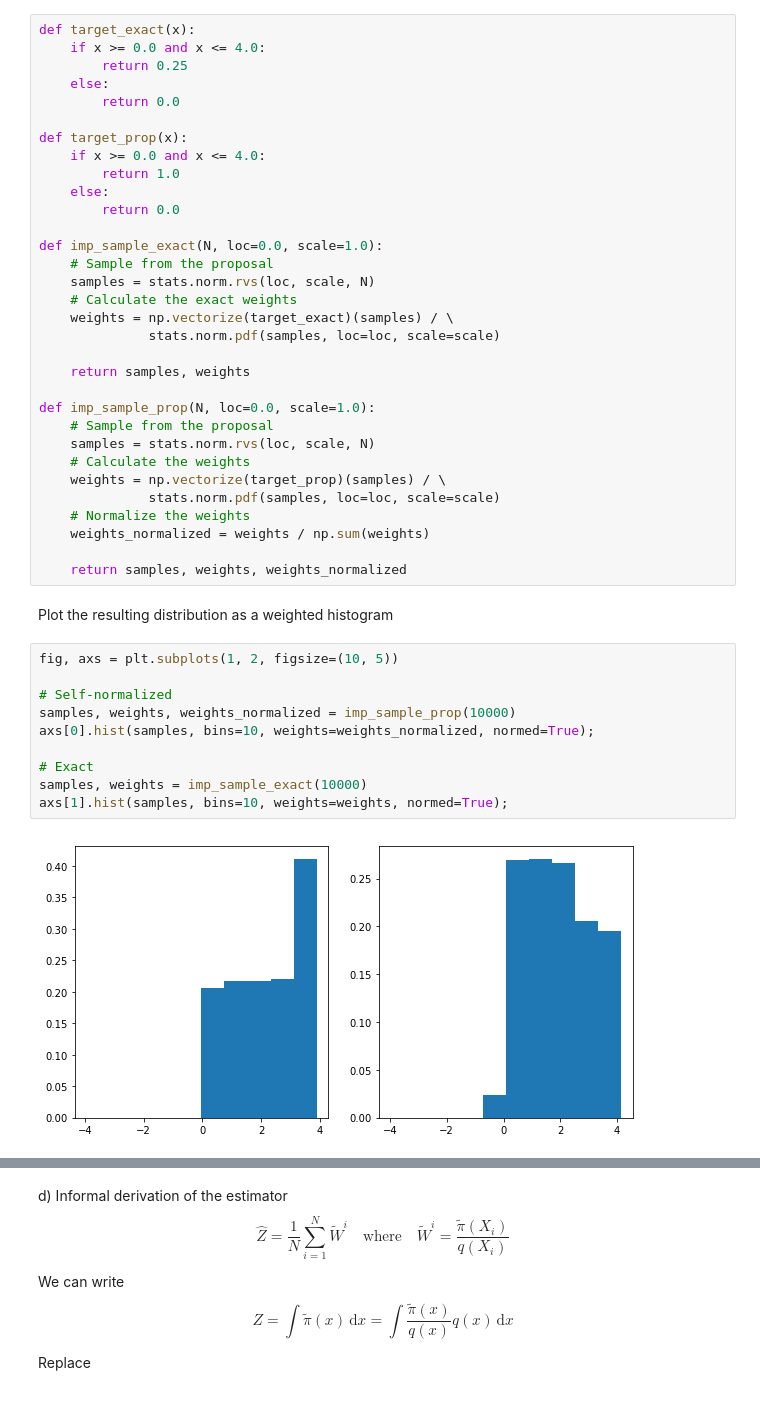
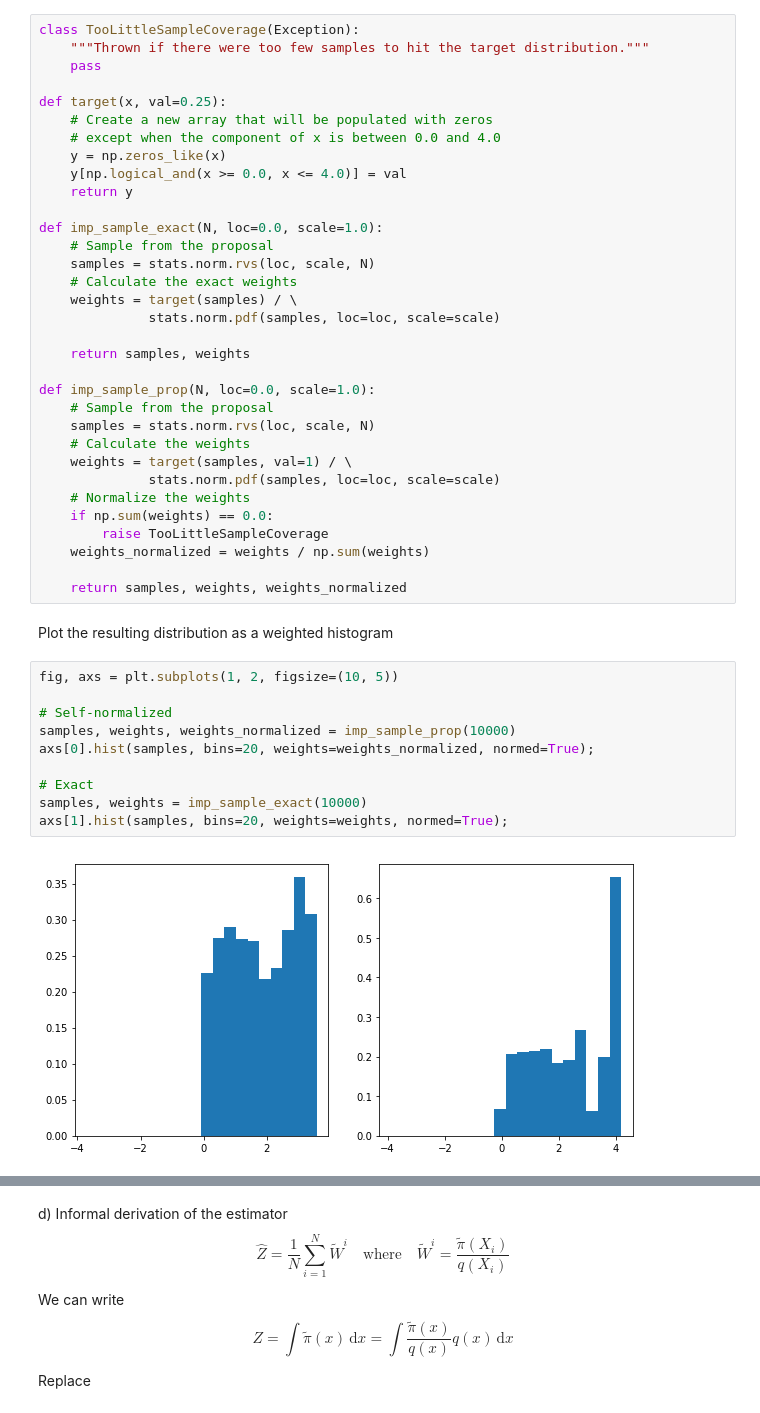
Before and after one commit to cyianor/smc2017, a Jupyter notebook: notebooks/ex1.ipynb, the cells around one changed output, grey strips where cells are left out. Cells and saved outputs as stored; diff of their text form.

```diff
--- a/notebooks/ex1.ipynb
+++ b/notebooks/ex1.ipynb
@@ -24,21 +37,20 @@ b) Implement an importance sampler
 # %%
-def target_exact(x):
-    if x >= 0.0 and x <= 4.0:
-        return 0.25
-    else:
-        return 0.0
+class TooLittleSampleCoverage(Exception):
+    """Thrown if there were too few samples to hit the target distribution."""
+    pass
 
-def target_prop(x):
-    if x >= 0.0 and x <= 4.0:
-        return 1.0
-    else:
-        return 0.0
+def target(x, val=0.25):
+    # Create a new array that will be populated with zeros
+    # except when the component of x is between 0.0 and 4.0
+    y = np.zeros_like(x)
+    y[np.logical_and(x >= 0.0, x <= 4.0)] = val
+    return y
 
 def imp_sample_exact(N, loc=0.0, scale=1.0):
     # Sample from the proposal
     samples = stats.norm.rvs(loc, scale, N)
     # Calculate the exact weights
-    weights = np.vectorize(target_exact)(samples) / \
+    weights = target(samples) / \
               stats.norm.pdf(samples, loc=loc, scale=scale)
 
     return samples, weights
@@ -47,9 +59,11 @@ def imp_sample_prop(N, loc=0.0, scale=1.0):
     # Sample from the proposal
     samples = stats.norm.rvs(loc, scale, N)
     # Calculate the weights
-    weights = np.vectorize(target_prop)(samples) / \
+    weights = target(samples, val=1) / \
               stats.norm.pdf(samples, loc=loc, scale=scale)
     # Normalize the weights
+    if np.sum(weights) == 0.0:
+        raise TooLittleSampleCoverage
     weights_normalized = weights / np.sum(weights)
 
     return samples, weights, weights_normalized
@@ -58,13 +72,13 @@ Plot the resulting distribution as a weighted histogram
 # %%
 fig, axs = plt.subplots(1, 2, figsize=(10, 5))
 
 # Self-normalized
 samples, weights, weights_normalized = imp_sample_prop(10000)
-axs[0].hist(samples, bins=10, weights=weights_normalized, normed=True);
+axs[0].hist(samples, bins=20, weights=weights_normalized, normed=True);
 
 # Exact
 samples, weights = imp_sample_exact(10000)
-axs[1].hist(samples, bins=10, weights=weights, normed=True);
+axs[1].hist(samples, bins=20, weights=weights, normed=True);
 # %% [output]
-[figure, old version]
+[figure, new version]
 # %% [markdown]
```
Also changed, not shown: parts of 17 cells of this notebook, 6 other files.
